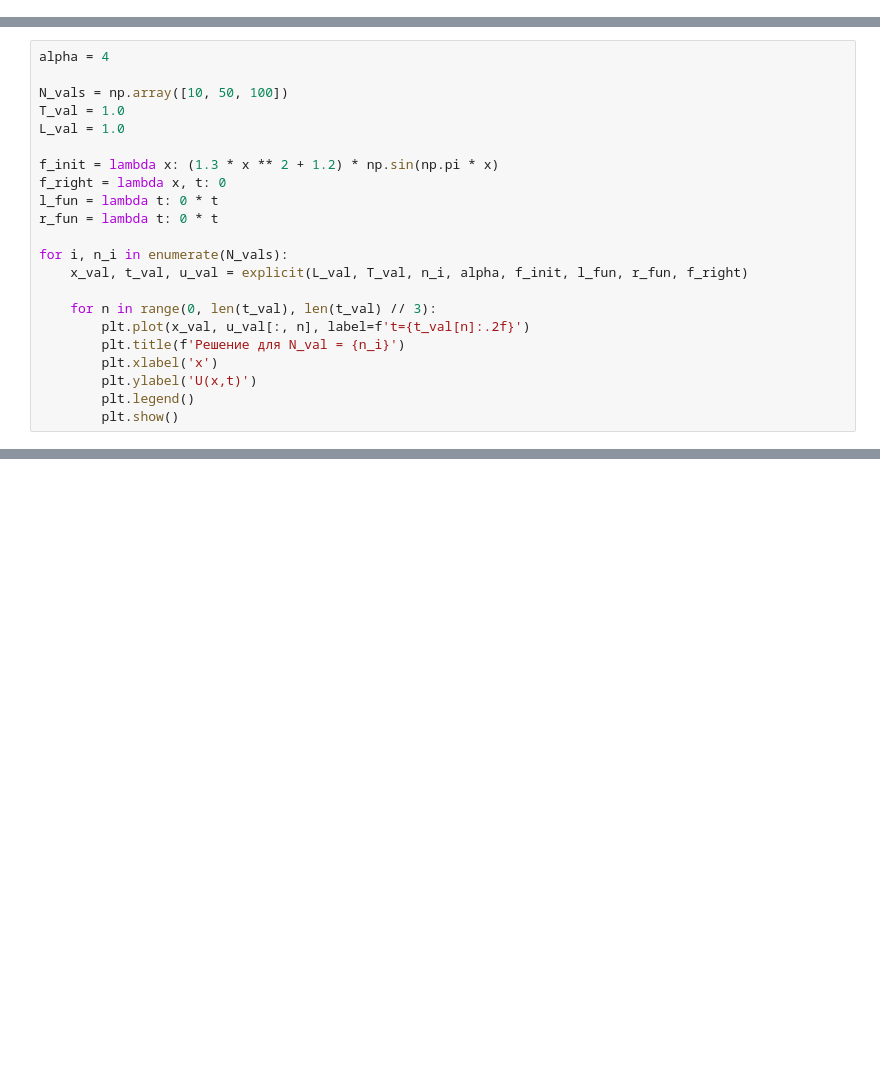
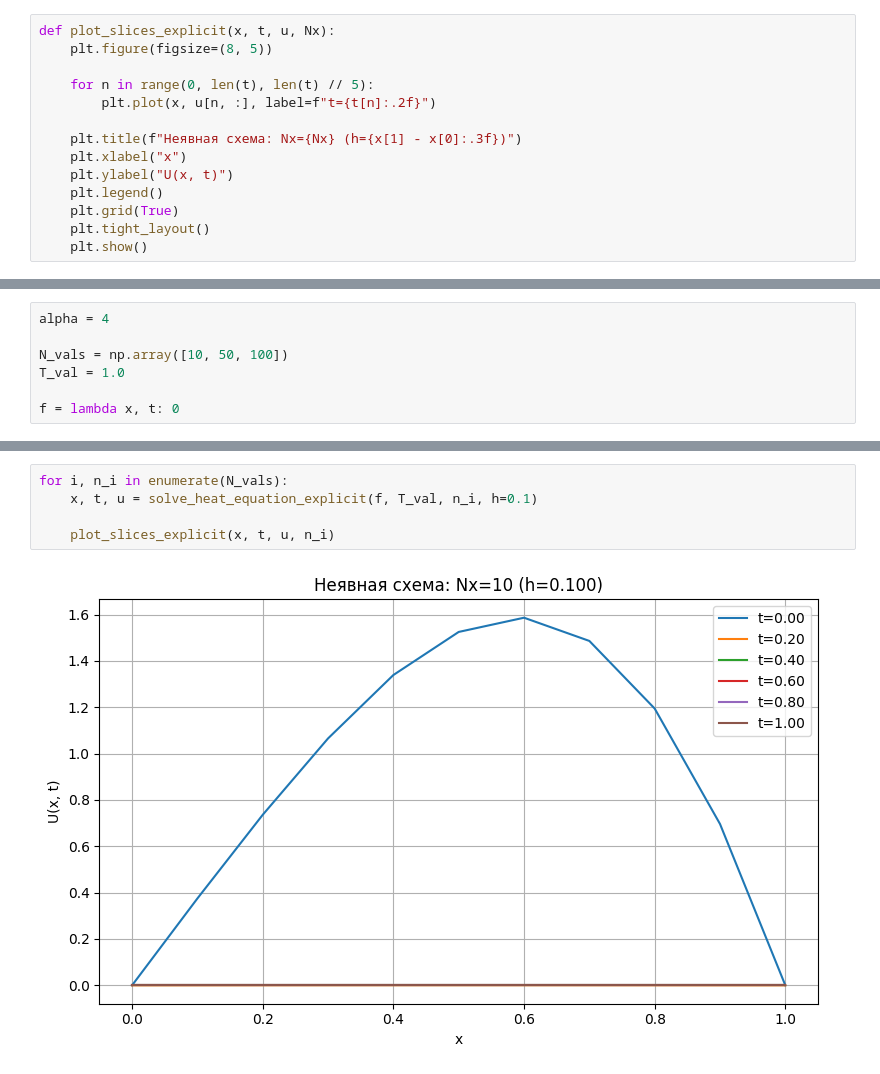
Before and after one commit to Winnie-the-Pooh2019/n-ch-2.5, a Jupyter notebook: main.ipynb, the cells around one changed output, grey strips where cells are left out. Cells and saved outputs as stored; diff of their text form; blank space fills up the shorter version.

```diff
--- a/main.ipynb
+++ b/main.ipynb
@@ -40,0 +18,14 @@ def explicit(L, T, N, a, f_init, b_left, b_right, f_right):
+# %%
+def plot_slices_explicit(x, t, u, Nx):
+    plt.figure(figsize=(8, 5))
+
+    for n in range(0, len(t), len(t) // 5):
+        plt.plot(x, u[n, :], label=f"t={t[n]:.2f}")
+
+    plt.title(f"Неявная схема: Nx={Nx} (h={x[1] - x[0]:.3f})")
+    plt.xlabel("x")
+    plt.ylabel("U(x, t)")
+    plt.legend()
+    plt.grid(True)
+    plt.tight_layout()
+    plt.show()
@@ -43,20 +73,5 @@ alpha = 4
 
 N_vals = np.array([10, 50, 100])
 T_val = 1.0
-L_val = 1.0
 
-f_init = lambda x: (1.3 * x ** 2 + 1.2) * np.sin(np.pi * x)
-f_right = lambda x, t: 0
-l_fun = lambda t: 0 * t
-r_fun = lambda t: 0 * t
-
-for i, n_i in enumerate(N_vals):
-    x_val, t_val, u_val = explicit(L_val, T_val, n_i, alpha, f_init, l_fun, r_fun, f_right)
-
-    for n in range(0, len(t_val), len(t_val) // 3):
-        plt.plot(x_val, u_val[:, n], label=f't={t_val[n]:.2f}')
-        plt.title(f'Решение для N_val = {n_i}')
-        plt.xlabel('x')
-        plt.ylabel('U(x,t)')
-        plt.legend()
-        plt.show()
+f = lambda x, t: 0
@@ -76,0 +78,7 @@ shape = (101,)
+# %%
+for i, n_i in enumerate(N_vals):
+    x, t, u = solve_heat_equation_explicit(f, T_val, n_i, h=0.1)
+
+    plot_slices_explicit(x, t, u, n_i)
+# %% [output]
+[figure, added]
```
Also changed, not shown: parts of 15 cells of this notebook, 5 other files.
